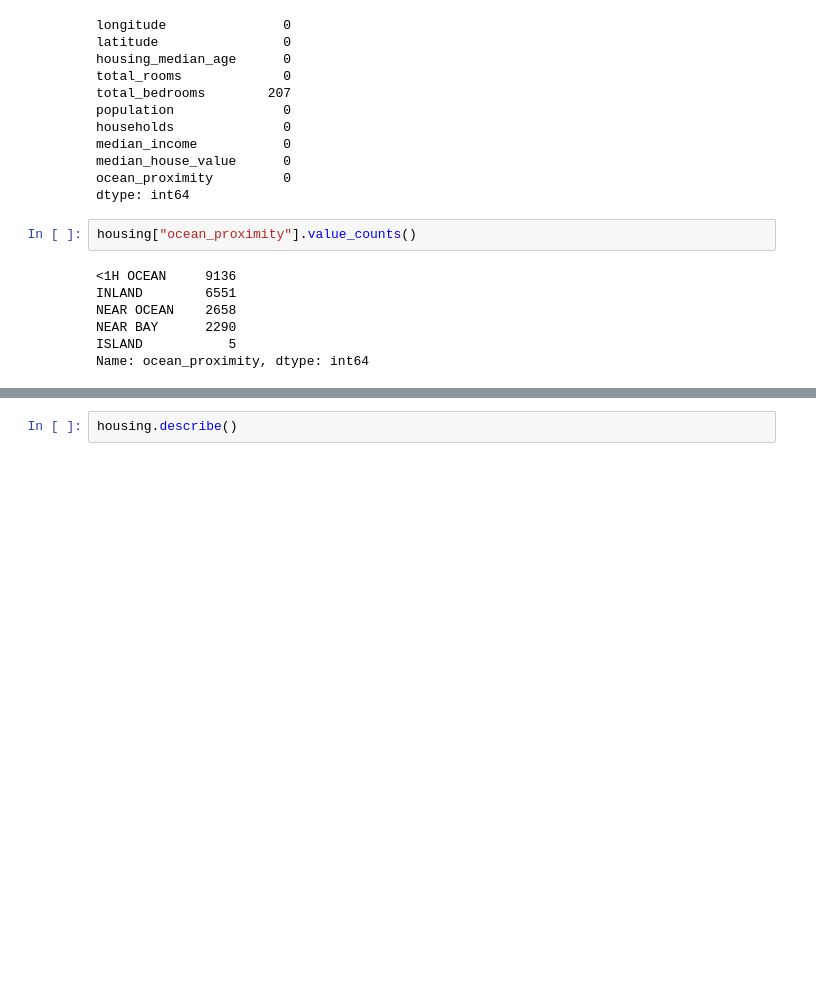
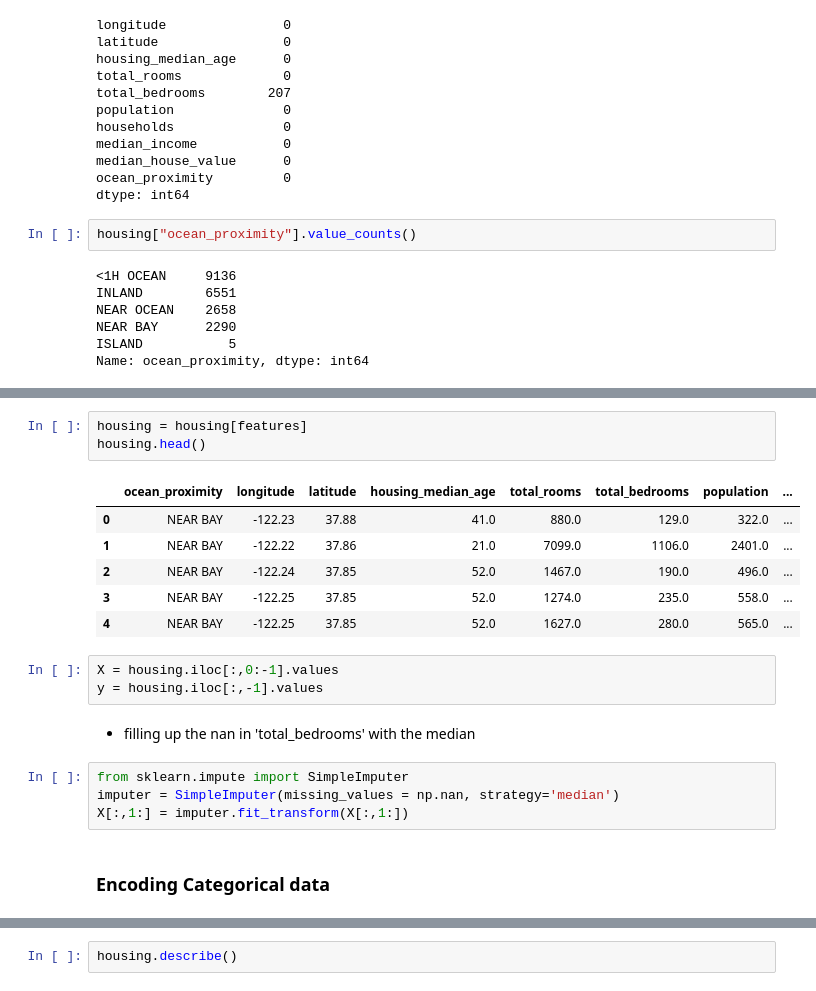
Before and after one commit to Tonye123/housing_regression_model, a Jupyter notebook: housing.ipynb, the cells around one changed output, grey strips where cells are left out. Drawn from its saved outputs; the diff is of its cells as text; blank space fills up the shorter version.

```diff
--- a/housing.ipynb
+++ b/housing.ipynb
@@ -100,0 +106,21 @@ Name: ocean_proximity, dtype: int64
+# %%
+housing = housing[features]
+housing.head()
+# %% [output]
+|  | ocean_proximity | longitude | latitude | housing_median_age | total_rooms | total_bedrooms | population | ... |
+| 0 | NEAR BAY | -122.23 | 37.88 | 41.0 | 880.0 | 129.0 | 322.0 | ... |
+| 1 | NEAR BAY | -122.22 | 37.86 | 21.0 | 7099.0 | 1106.0 | 2401.0 | ... |
+| 2 | NEAR BAY | -122.24 | 37.85 | 52.0 | 1467.0 | 190.0 | 496.0 | ... |
+| 3 | NEAR BAY | -122.25 | 37.85 | 52.0 | 1274.0 | 235.0 | 558.0 | ... |
+| 4 | NEAR BAY | -122.25 | 37.85 | 52.0 | 1627.0 | 280.0 | 565.0 | ... |
+# %%
+X = housing.iloc[:,0:-1].values
+y = housing.iloc[:,-1].values
+# %% [markdown]
+- filling up the nan in 'total_bedrooms' with the median
+# %%
+from sklearn.impute import SimpleImputer
+imputer = SimpleImputer(missing_values = np.nan, strategy='median')
+X[:,1:] = imputer.fit_transform(X[:,1:])
+# %% [markdown]
+   ### Encoding Categorical data
```
Also changed, not shown: parts of 48 cells of this notebook.
